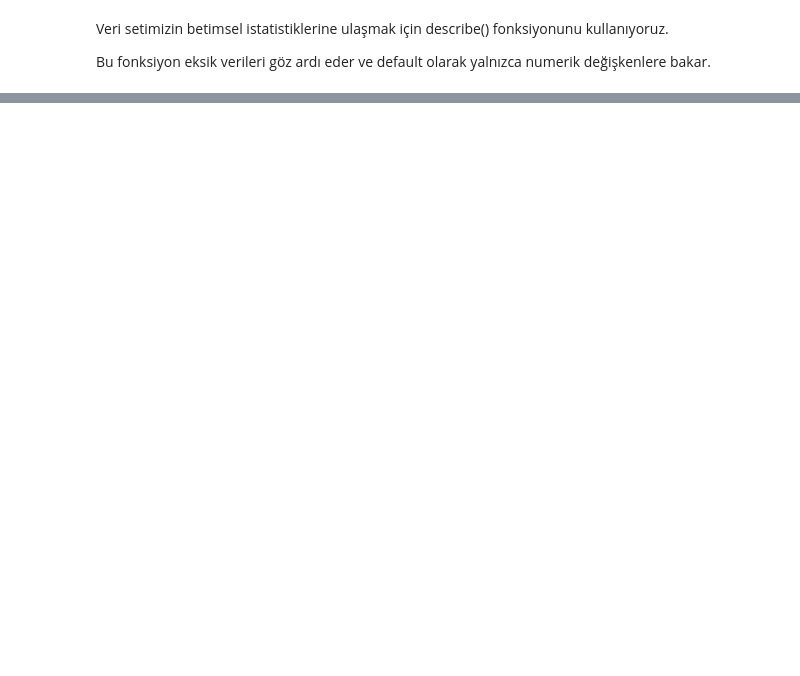
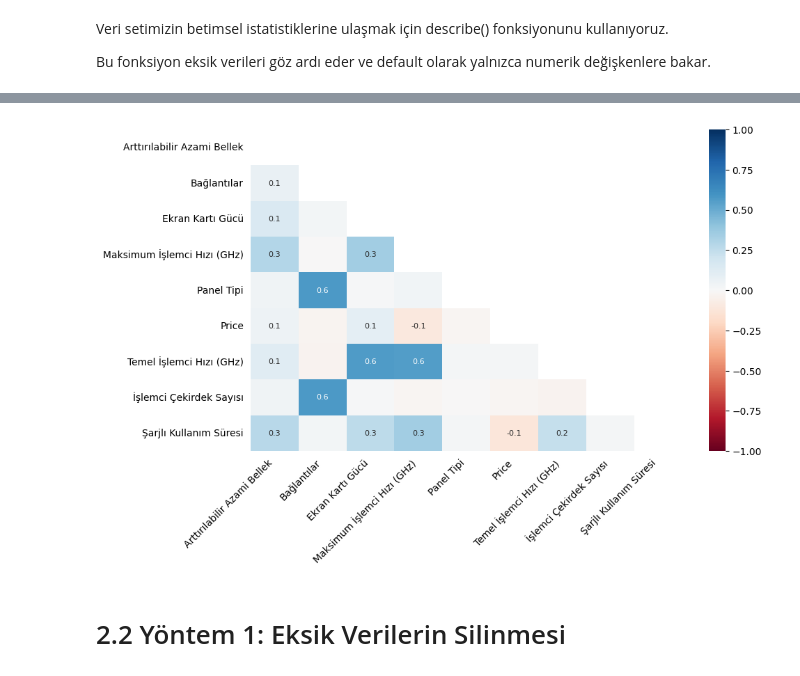
Before and after one commit to ikriyusuf/Laptop-Price-Prediction, a Jupyter notebook: data_manipulation.ipynb, the cells around one changed output, grey strips where cells are left out. Saved outputs shown, nothing was run; the diff lists cells and outputs as text; code cells hidden in the pictures; blank space fills up the shorter version.

```diff
--- a/data_manipulation.ipynb
+++ b/data_manipulation.ipynb
@@ -78,0 +312,11 @@ df.describe().T # -> .T eklentisi elde edeceğimiz çıktıyı transpose eder.
+# %%
+# Nullity Correlation (Heatmap)
+# 1'e ne kadar yakınsa, ilişki ihtimali o kadar yüksek.
+# 0 ise, birbirlerini etkileyen bir durum yoktur.
+msno.heatmap(df = df,
+             figsize = (10, 6),
+             fontsize = 10);
+# %% [output]
+[figure, added]
+# %% [markdown]
+# 2.2 Yöntem 1: Eksik Verilerin Silinmesi
```
Also changed, not shown: parts of 31 cells of this notebook, 1 other file.
